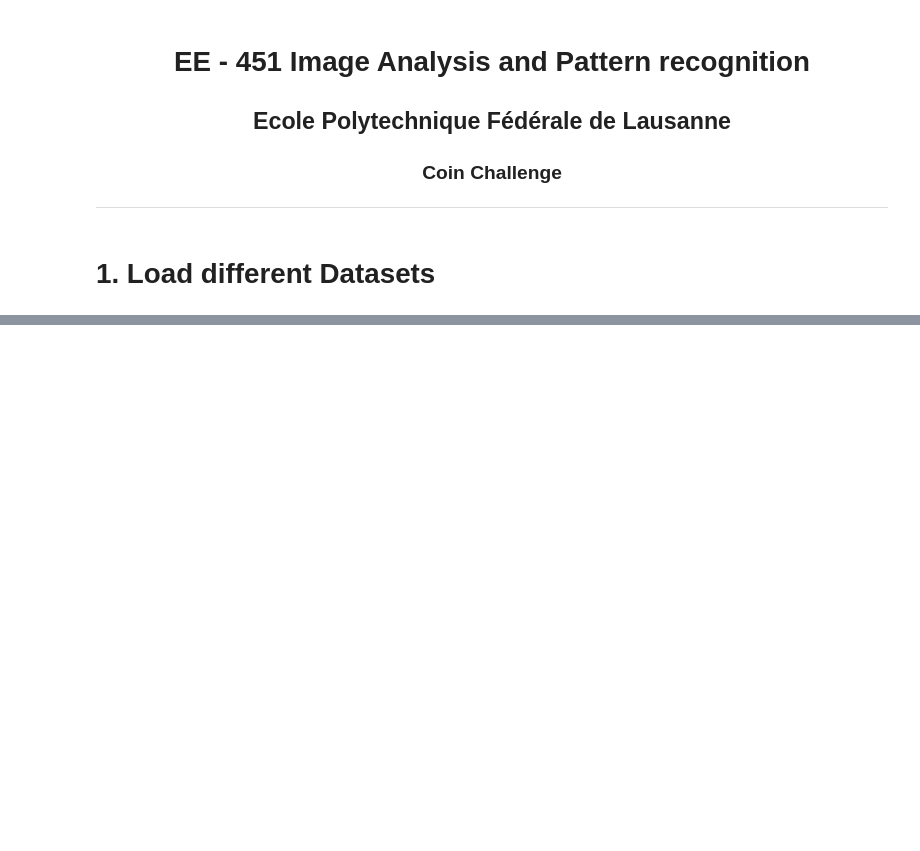
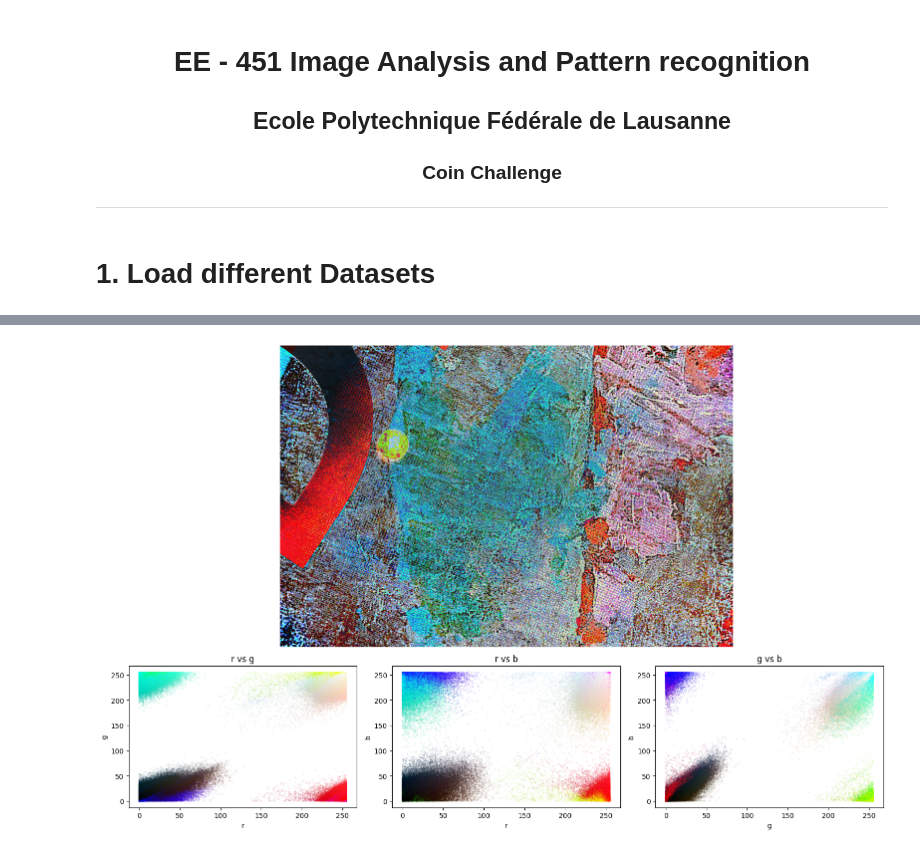
Before and after one commit to roduit/EE-451-IAPR, a Jupyter notebook: project/src/main_vincent.ipynb, the cells around one changed output, grey strips where cells are left out. Saved outputs shown, nothing was run; the diff lists cells and outputs as text; code cells hidden in the pictures; blank space fills up the shorter version.

```diff
--- a/project/src/main_vincent.ipynb
+++ b/project/src/main_vincent.ipynb
@@ -87,21 +65,4 @@ for idx, img in enumerate(imgs_array):
-# %%
-imgs = deepcopy(train_data.raw_data['hand_outliers'])
-imgs_array = np.array(imgs)
-
-for idx, img in enumerate(imgs_array):
-    img = cv.cvtColor(img, cv.COLOR_BGR2RGB)
-    img_original = deepcopy(img)
-    img_final = apply_hsv_threshold(img, my_trheshold_func)
-    img_final = closing(img_final, disk(3))
-    img_final = remove_small_holes(img_final, 5000)
-    img_final = remove_small_objects(img_final, 5000)
-    img_final = remove_large_objects(img_final, max_size=60000)
-    img_final = img_final.astype(np.uint8)
-    masked_img = cv2.bitwise_and(img_original, img_original, mask=img_final)
-    img_contours = detect_coin(masked_img, 20, 100, 3)
-    plt.figure()
-    plt.imshow(img_contours, interpolation='nearest', cmap='gray')
-    plt.savefig(f'../data/results/hand_outliers/img_{idx}.png')
-
-    # Close the figure to free up memory
-    plt.close()
+# %%
+plot_colors_histo(imgs_array[0]-imgs_mean, extract_rgb_channels, ['r', 'g', 'b'])
+# %% [output]
+[figure, added]
```
Also changed, not shown: parts of 6 cells of this notebook, 3 other files.
